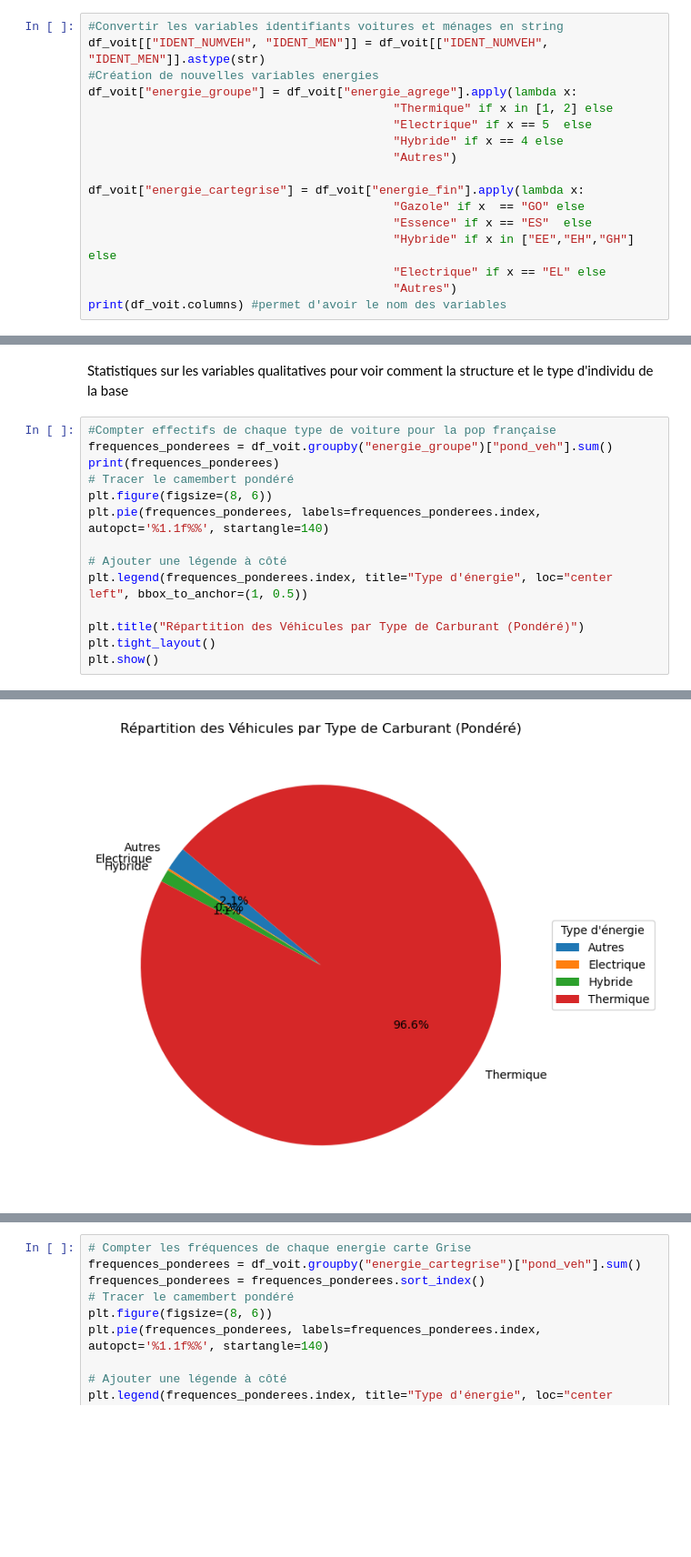
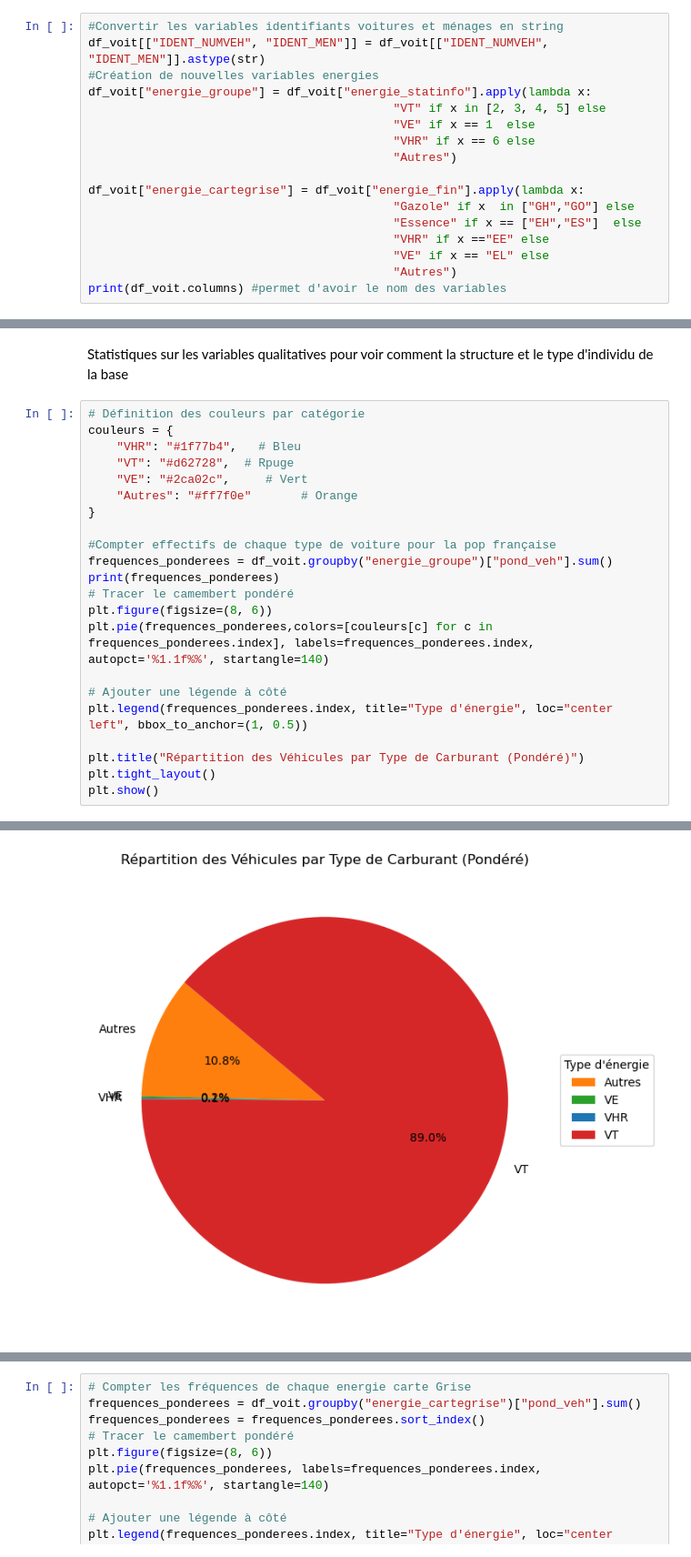
Before and after one commit to HugoMorand/Statapp, a Jupyter notebook: StatDes/StatDes.ipynb, the cells around one changed output, grey strips where cells are left out. Shown at 91% size. Saved outputs shown, nothing was run; the diff lists cells and outputs as text; blank space fills up the shorter version.

Commit message:
couleur graphe

```diff
--- a/StatDes/StatDes.ipynb
+++ b/StatDes/StatDes.ipynb
@@ -75,17 +40,17 @@ print(df_voit.head())  # Affiche les 5 premières lignes
 #Convertir les variables identifiants voitures et ménages en string
 df_voit[["IDENT_NUMVEH", "IDENT_MEN"]] = df_voit[["IDENT_NUMVEH", "IDENT_MEN"]].astype(str)
 #Création de nouvelles variables energies
-df_voit["energie_groupe"] = df_voit["energie_agrege"].apply(lambda x:
-                                           "Thermique" if x in [1, 2] else
-                                           "Electrique" if x == 5  else
-                                           "Hybride" if x == 4 else
+df_voit["energie_groupe"] = df_voit["energie_statinfo"].apply(lambda x:
+                                           "VT" if x in [2, 3, 4, 5] else
+                                           "VE" if x == 1  else
+                                           "VHR" if x == 6 else
                                            "Autres")
 
 df_voit["energie_cartegrise"] = df_voit["energie_fin"].apply(lambda x:
-                                           "Gazole" if x  == "GO" else
-                                           "Essence" if x == "ES"  else
-                                           "Hybride" if x in ["EE","EH","GH"] else
-                                           "Electrique" if x == "EL" else
+                                           "Gazole" if x  in ["GH","GO"] else
+                                           "Essence" if x == ["EH","ES"]  else
+                                           "VHR" if x =="EE" else
+                                           "VE" if x == "EL" else
                                            "Autres")
 print(df_voit.columns) #permet d'avoir le nom des variables
 # %% [output]
@@ -125,12 +96,20 @@ df_voit[["KVKM1ANV","KVCONS"]].rename(columns={"KVKM1ANV": "Km12derniersmois","K
 # %% [markdown]
 Statistiques sur les variables qualitatives pour voir comment la structure et le type d'individu de la base
 # %%
+# Définition des couleurs par catégorie
+couleurs = {
+    "VHR": "#1f77b4",   # Bleu
+    "VT": "#d62728",  # Rpuge
+    "VE": "#2ca02c",     # Vert
+    "Autres": "#ff7f0e"       # Orange
+}
+
 #Compter effectifs de chaque type de voiture pour la pop française
 frequences_ponderees = df_voit.groupby("energie_groupe")["pond_veh"].sum()
 print(frequences_ponderees)
 # Tracer le camembert pondéré
 plt.figure(figsize=(8, 6))
-plt.pie(frequences_ponderees, labels=frequences_ponderees.index, autopct='%1.1f%%', startangle=140)
+plt.pie(frequences_ponderees,colors=[couleurs[c] for c in frequences_ponderees.index], labels=frequences_ponderees.index, autopct='%1.1f%%', startangle=140)
 
 # Ajouter une légende à côté
 plt.legend(frequences_ponderees.index, title="Type d'énergie", loc="center left", bbox_to_anchor=(1, 0.5))
@@ -147,2 +126,2 @@ Thermique     3.460938e+07
 Name: pond_veh, dtype: float64
-[figure, old version]
+[figure, new version]
```
Also changed, not shown: parts of 5 cells of this notebook.
